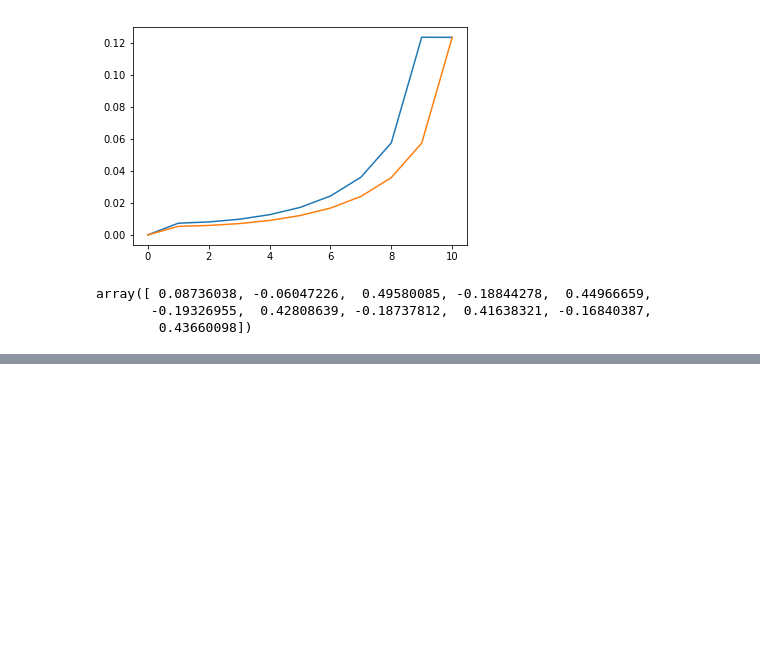
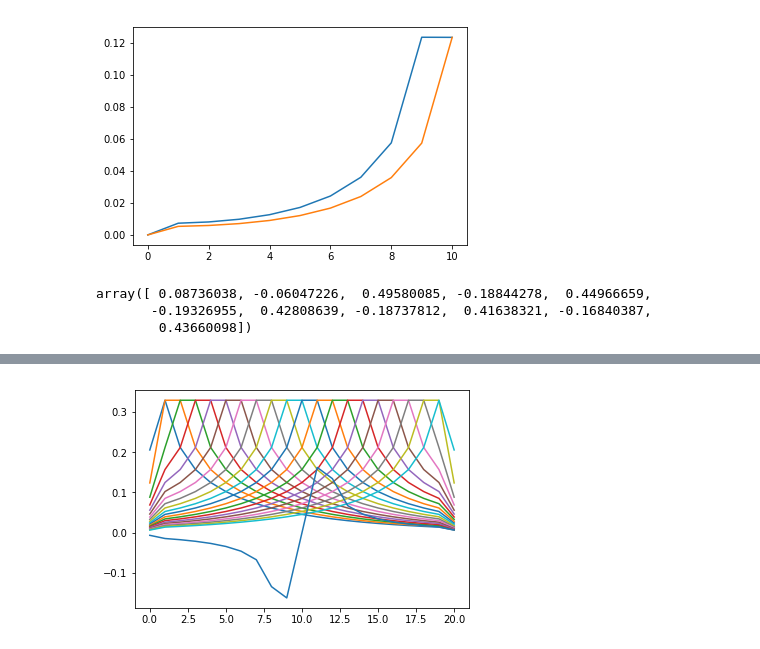
Before and after one commit to dmitrydi/pd_lapl, a Jupyter notebook: new_approach.ipynb, the cells around one changed output, grey strips where cells are left out. Cells and saved outputs as stored; diff of their text form; code cells hidden in the pictures; blank space fills up the shorter version.

```diff
--- a/new_approach.ipynb
+++ b/new_approach.ipynb
@@ -187,0 +248,27 @@ array([ 0.08736038, -0.06047226,  0.49580085, -0.18844278,  0.44966659,
+# %%
+def n_make_green_row(well, s, xd):
+    N = well.params["nseg"] # number of elements in half-length
+    dx = 1./N
+    row = np.zeros(2*N+1)
+    x = np.linspace(well.xwd-1, well.xwd+1, 2*N+1)
+    row[0] = 0.5*frac_inf_imp_imp(xd, well.ywd, well.xwd, well.ywd, s**0.5, 1., x[0], x[1])
+    row[2*N] = 0.5*frac_inf_imp_imp(xd, well.ywd, well.xwd, well.ywd, s**0.5, 1., x[-2], x[-1])
+    for j in range(-N+1, N):
+        row[j+N] = 0.5*frac_inf_imp_imp(xd, well.ywd, well.xwd, well.ywd, s**0.5, 1., x[j+N-1], x[j+N+1])
+    return row
+# %%
+def n_make_green_matrix(well, s):
+    N = well.params["nseg"]
+    dx = 1./N
+    xs = np.linspace(well.xwd-1+0.5*dx, well.xwd+1-0.5*dx, 2*N)
+    m = np.zeros((2*N+1, 2*N+1))
+    for i in range(2*N):
+        m[i,...] = n_make_green_row(well,s,xs[i])
+    m[-1,...] = n_make_green_row(well, s, well.xwd+dx) - n_make_green_row(well, s, well.xwd-dx)
+    return m
+# %%
+mg = n_make_green_matrix(well, 1)
+for i in range(2*N+1):
+    plt.plot(mg[i,:])
+# %% [output]
+[figure, added]
```
Also changed, not shown: parts of 18 cells of this notebook, 3 other files.
